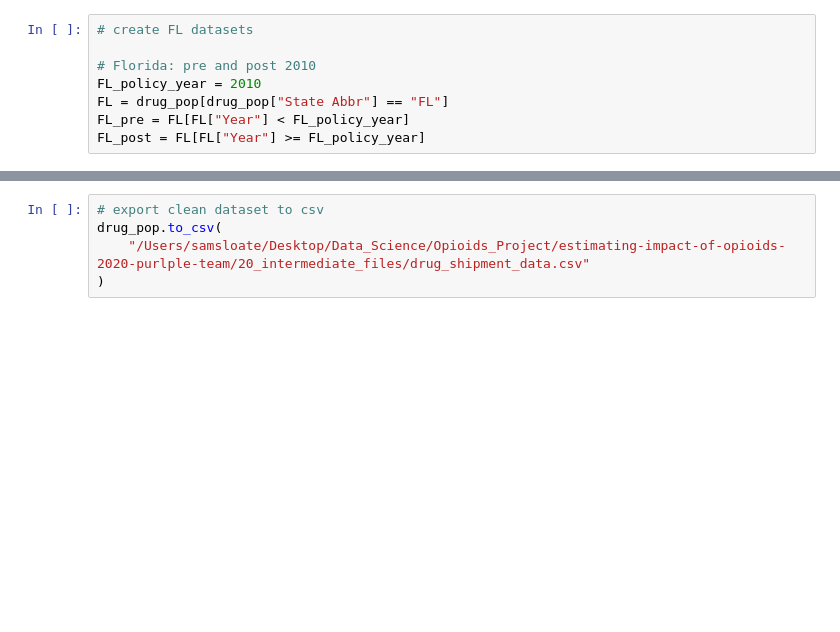
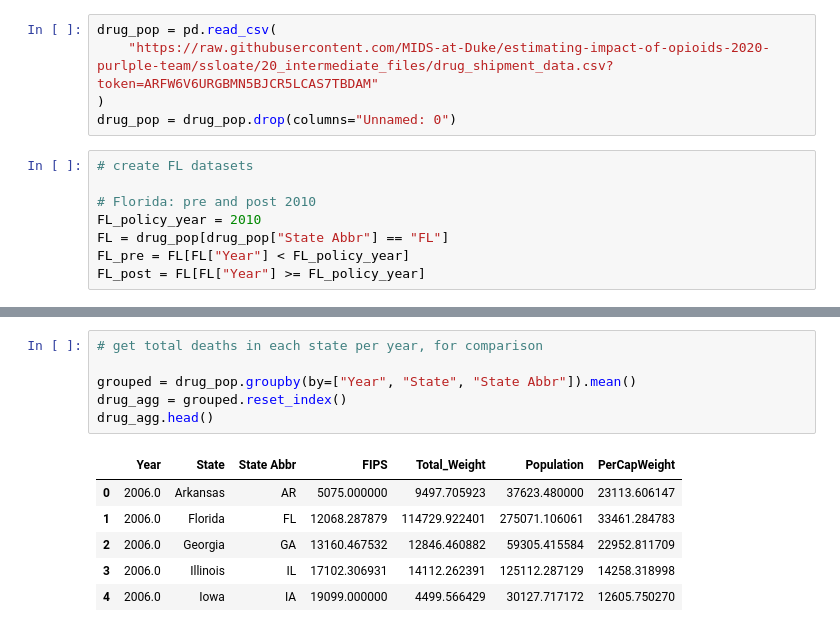
Before and after one commit to TommyTseng1129/Impact-Estimation-of-Opioid-Control-Policies, a Jupyter notebook: 10_code/shipment_graphing.ipynb, the cells around one changed output, grey strips where cells are left out. Cells and saved outputs as stored; diff of their text form; blank space fills up the shorter version.

Commit message:
as suggested by Caleb, split grpahing and merging code. Also, created agggregate graphs based on our three chosen states for Fl DD comparison

```diff
--- a/10_code/shipment_graphing.ipynb
+++ b/10_code/shipment_graphing.ipynb
@@ -186,3 +7,8 @@ drug_pop["PerCapWeight"] = (drug_pop["Total_Weight"] / drug_pop["Population"]) *
+# %%
+drug_pop = pd.read_csv(
+    "https://raw.githubusercontent.com/MIDS-at-Duke/estimating-impact-of-opioids-2020-purlple-team/ssloate/20_intermediate_files/drug_shipment_data.csv?token=ARFW6V6URGBMN5BJCR5LCAS7TBDAM"
+)
+drug_pop = drug_pop.drop(columns="Unnamed: 0")
 # %%
 # create FL datasets
 
@@ -310,6 +136,14 @@ for number in range(len(FL_df_pre)):
 ... (8 outputs left out)
-# %%
-# export clean dataset to csv
-drug_pop.to_csv(
-    "/Users/samsloate/Desktop/Data_Science/Opioids_Project/estimating-impact-of-opioids-2020-purlple-team/20_intermediate_files/drug_shipment_data.csv"
-)
+# %%
+# get total deaths in each state per year, for comparison
+
+grouped = drug_pop.groupby(by=["Year", "State", "State Abbr"]).mean()
+drug_agg = grouped.reset_index()
+drug_agg.head()
+# %% [output]
+|  | Year | State | State Abbr | FIPS | Total_Weight | Population | PerCapWeight |
+| 0 | 2006.0 | Arkansas | AR | 5075.000000 | 9497.705923 | 37623.480000 | 23113.606147 |
+| 1 | 2006.0 | Florida | FL | 12068.287879 | 114729.922401 | 275071.106061 | 33461.284783 |
+| 2 | 2006.0 | Georgia | GA | 13160.467532 | 12846.460882 | 59305.415584 | 22952.811709 |
+| 3 | 2006.0 | Illinois | IL | 17102.306931 | 14112.262391 | 125112.287129 | 14258.318998 |
+| 4 | 2006.0 | Iowa | IA | 19099.000000 | 4499.566429 | 30127.717172 | 12605.750270 |
```
Also changed, not shown: parts of 19 cells of this notebook.
